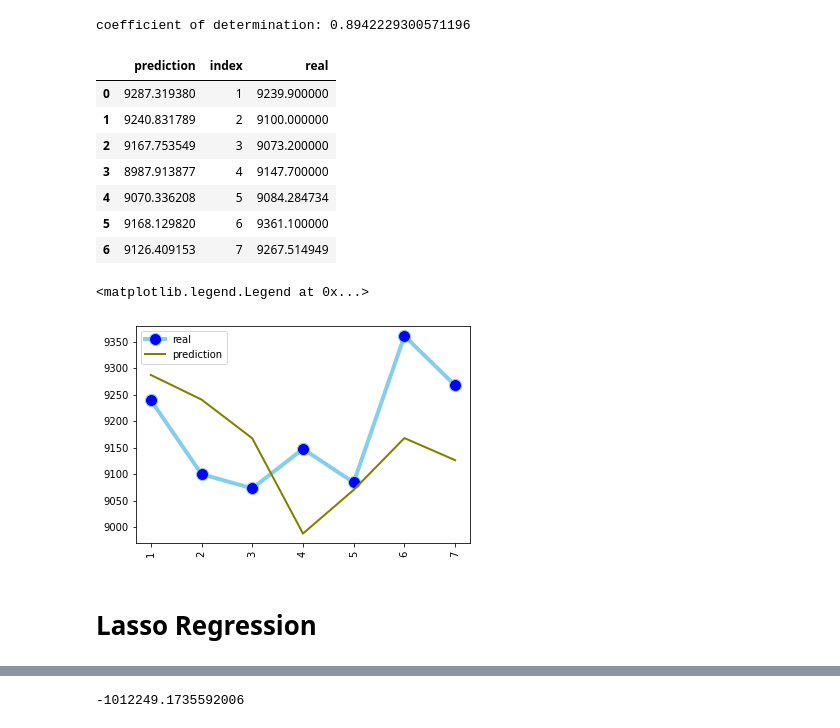
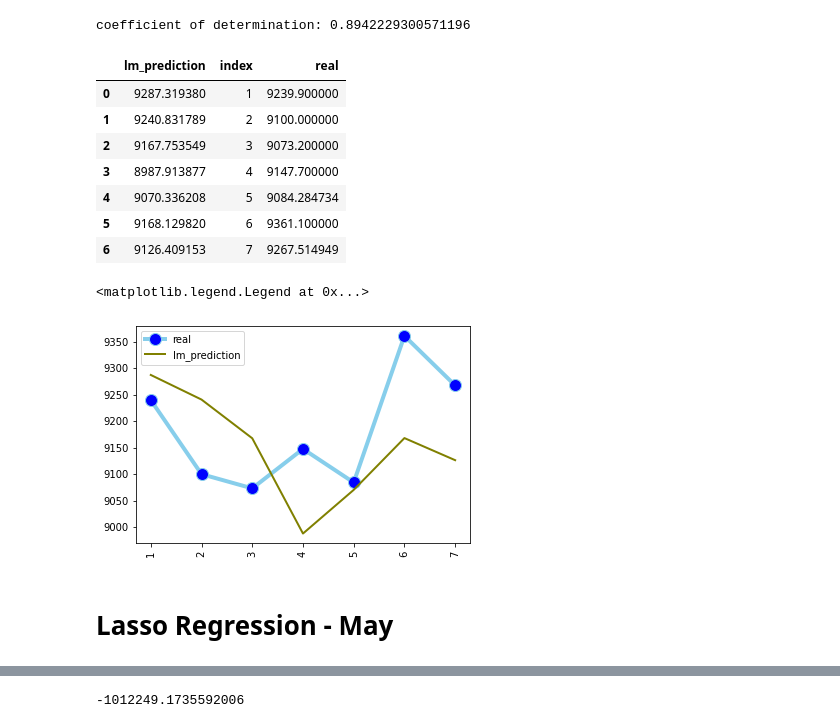
Before and after one commit to DonaldTurton/iLab2, a Jupyter notebook: Mdoelling_1.ipynb, the cells around one changed output, grey strips where cells are left out. Cells and saved outputs as stored; diff of their text form; code cells hidden in the pictures.

Commit message:
Linear and lasso regression modelling complete for may and July

```diff
--- a/Mdoelling_1.ipynb
+++ b/Mdoelling_1.ipynb
@@ -481,7 +476,7 @@ y_test_july
 # merge the prediction and actual data frames
 merge = y_pred_july.merge(y_test_july, on='index', how='left')
 # %%
-merge.columns = ['prediction', 'index', 'real']
+merge.columns = ['lm_prediction', 'index', 'real']
 # %%
 from sklearn.metrics import mean_squared_error
 # %%
@@ -498,7 +493,7 @@ coefficient of determination: 0.8942229300571196
 # %%
 merge
 # %% [output]
-|  | prediction | index | real |
+|  | lm_prediction | index | real |
 | 0 | 9287.319380 | 1 | 9239.900000 |
 | 1 | 9240.831789 | 2 | 9100.000000 |
 | 2 | 9167.753549 | 3 | 9073.200000 |
@@ -509,15 +504,15 @@ merge
 # %%
 # Plot the predicted vs actual in matplot lib
 import matplotlib.pyplot as plt
 plt.plot( 'index', 'real', data=merge, marker='o', markerfacecolor='blue', markersize=12, color='skyblue', linewidth=4)
-plt.plot( 'index', 'prediction', data=merge, marker='', color='olive', linewidth=2)
+plt.plot( 'index', 'lm_prediction', data=merge, marker='', color='olive', linewidth=2)
 plt.xticks(rotation='vertical')
 plt.legend()
 # %% [output]
 <matplotlib.legend.Legend at 0x...>
-[figure, old version]
+[figure, new version]
 # %% [markdown]
-# Lasso Regression
+# Lasso Regression - May
 # %%
 from sklearn.linear_model import Lasso
 from sklearn.model_selection import GridSearchCV
```
Also changed, not shown: parts of 29 cells of this notebook.
